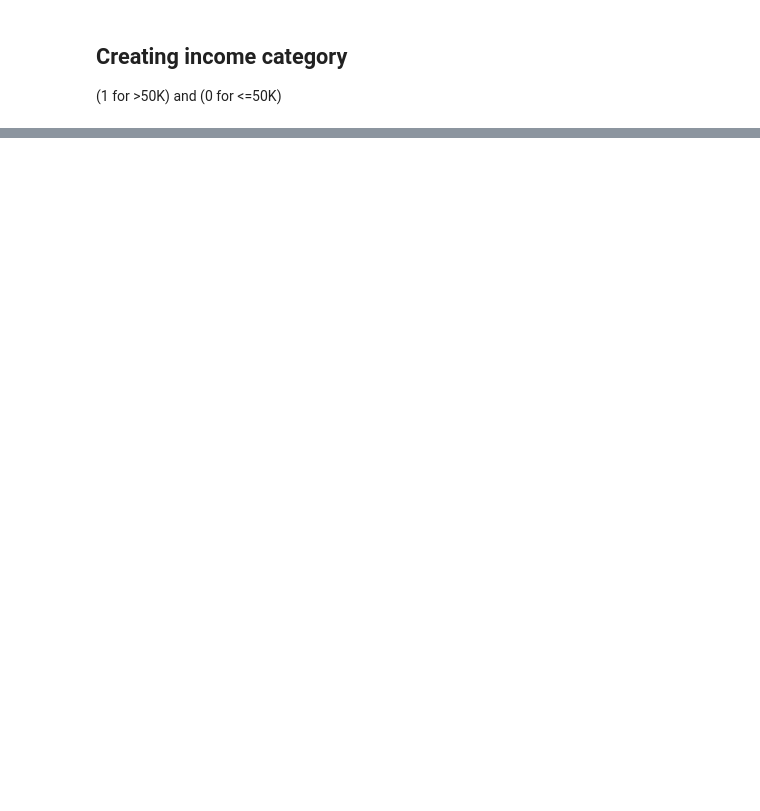
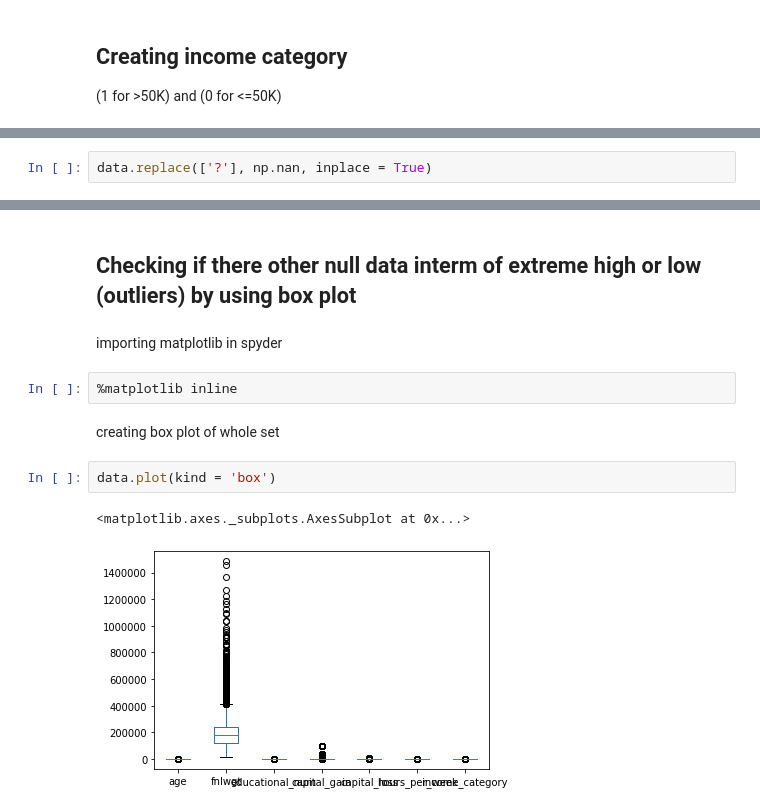
Before and after one commit to EverestBoy/Adult-data-analysis-from-ucl-machine-learning-repository, a Jupyter notebook: adult_data_github.ipynb, the cells around one changed output, grey strips where cells are left out. Saved outputs shown, nothing was run; the diff lists cells and outputs as text; blank space fills up the shorter version.

```diff
--- a/adult_data_github.ipynb
+++ b/adult_data_github.ipynb
@@ -39,0 +81,2 @@ data.head(2)
+# %%
+data.replace(['?'], np.nan, inplace = True)
@@ -39,0 +89,13 @@ data.head(2)
+# %% [markdown]
+## Checking if there other null data interm of extreme high or low (outliers) by using box plot
+# %% [markdown]
+importing matplotlib in spyder
+# %%
+%matplotlib inline
+# %% [markdown]
+creating box plot of whole set
+# %%
+data.plot(kind = 'box')
+# %% [output]
+<matplotlib.axes._subplots.AxesSubplot at 0x...>
+[figure, added]
```
Also changed, not shown: parts of 35 cells of this notebook.
